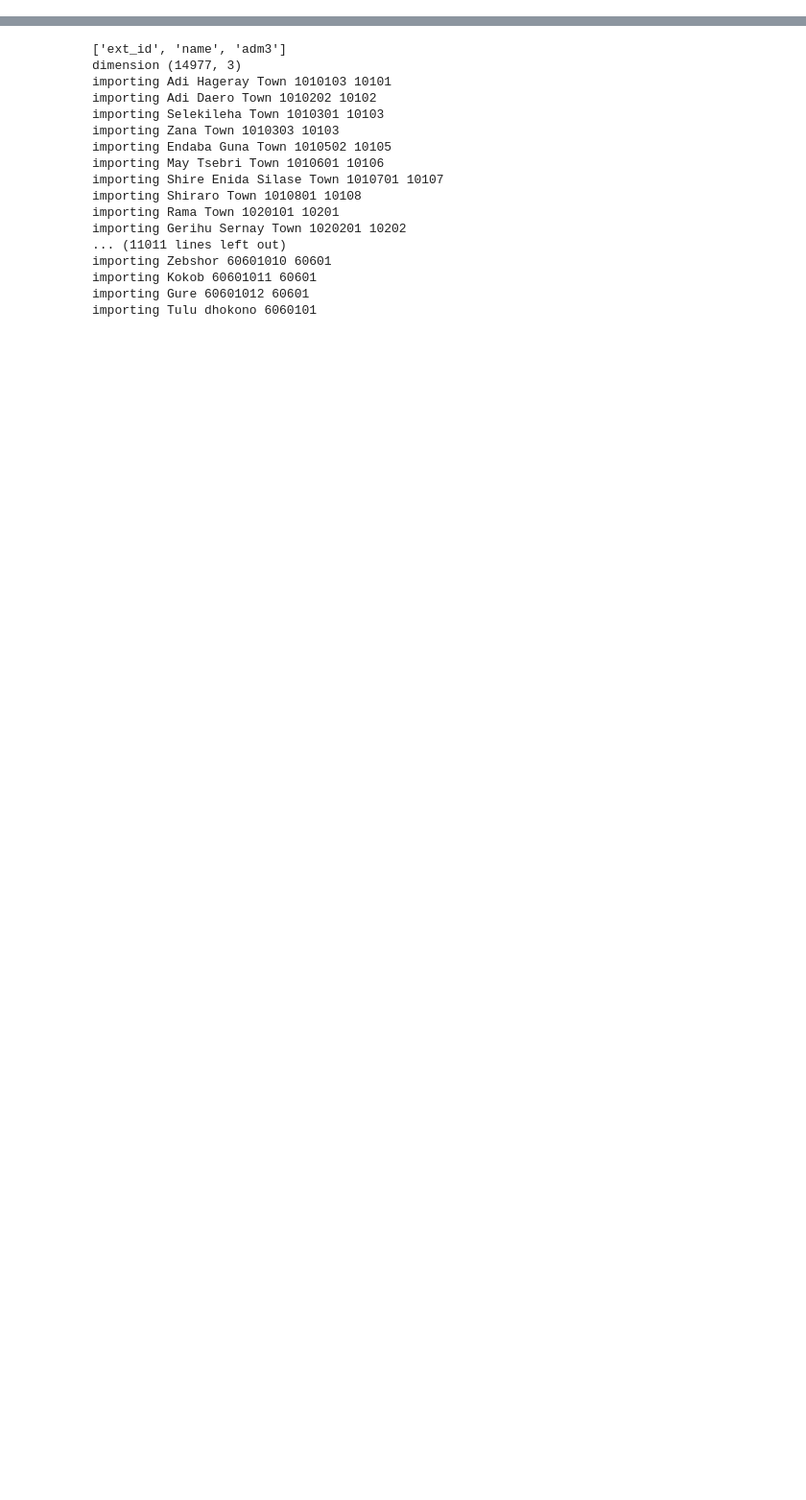
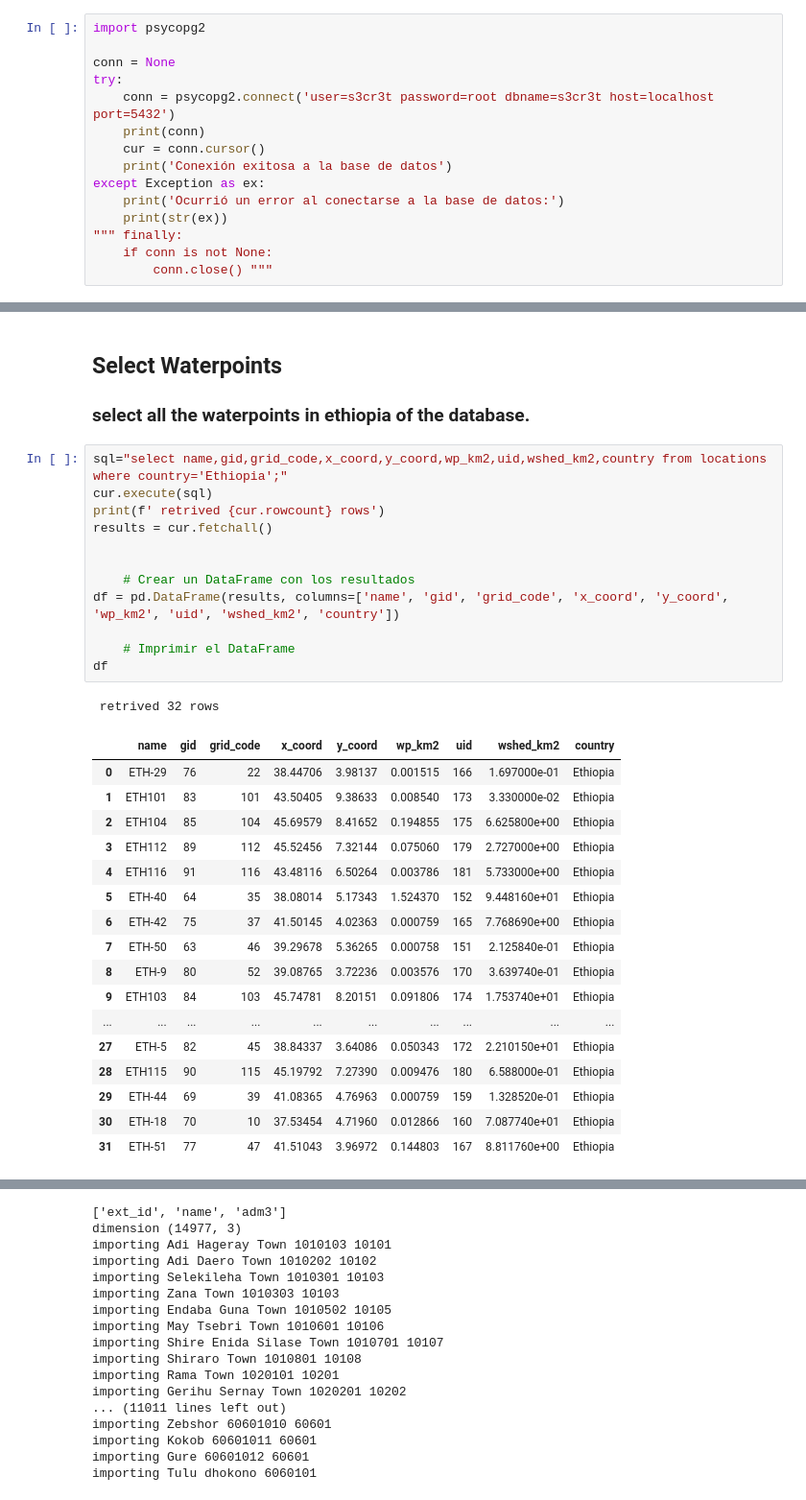
Before and after one commit to CIAT-DAPA/lswms_etl, a Jupyter notebook: src/imports/import_admin_levels.ipynb, the cells around one changed output, grey strips where cells are left out. Shown: that part at 96% size. Drawn from its saved outputs; the diff is of its cells as text; blank space fills up the shorter version.

Commit message:
EWP-9 Added SHP import files, database configuration and a dataframe creation file to import administrative levels

```diff
--- a/src/imports/import_admin_levels.ipynb
+++ b/src/imports/import_admin_levels.ipynb
@@ -49,0 +22,15 @@ MongoClient(host=['localhost:27017'], document_class=dict, tz_aware=False, conne
+# %%
+import psycopg2
+
+conn = None
+try:
+    conn = psycopg2.connect('user=s3cr3t password=root dbname=s3cr3t host=localhost port=5432')
+    print(conn)
+    cur = conn.cursor()
+    print('Conexión exitosa a la base de datos')
+except Exception as ex:
+    print('Ocurrió un error al conectarse a la base de datos:')
+    print(str(ex))
+""" finally:
+    if conn is not None:
+        conn.close() """
@@ -49,0 +41,34 @@ MongoClient(host=['localhost:27017'], document_class=dict, tz_aware=False, conne
+# %% [markdown]
+## Select Waterpoints
+### select all the waterpoints in ethiopia of the database.
+# %%
+sql="select name,gid,grid_code,x_coord,y_coord,wp_km2,uid,wshed_km2,country from locations where country='Ethiopia';"
+cur.execute(sql)
+print(f' retrived {cur.rowcount} rows')
+results = cur.fetchall()
+
+
+    # Crear un DataFrame con los resultados
+df = pd.DataFrame(results, columns=['name', 'gid', 'grid_code', 'x_coord', 'y_coord', 'wp_km2', 'uid', 'wshed_km2', 'country'])
+
+    # Imprimir el DataFrame
+df
+# %% [output]
+ retrived 32 rows
+|  | name | gid | grid_code | x_coord | y_coord | wp_km2 | uid | wshed_km2 | country |
+| 0 | ETH-29 | 76 | 22 | 38.44706 | 3.98137 | 0.001515 | 166 | 1.697000e-01 | Ethiopia |
+| 1 | ETH101 | 83 | 101 | 43.50405 | 9.38633 | 0.008540 | 173 | 3.330000e-02 | Ethiopia |
+| 2 | ETH104 | 85 | 104 | 45.69579 | 8.41652 | 0.194855 | 175 | 6.625800e+00 | Ethiopia |
+| 3 | ETH112 | 89 | 112 | 45.52456 | 7.32144 | 0.075060 | 179 | 2.727000e+00 | Ethiopia |
+| 4 | ETH116 | 91 | 116 | 43.48116 | 6.50264 | 0.003786 | 181 | 5.733000e+00 | Ethiopia |
+| 5 | ETH-40 | 64 | 35 | 38.08014 | 5.17343 | 1.524370 | 152 | 9.448160e+01 | Ethiopia |
+| 6 | ETH-42 | 75 | 37 | 41.50145 | 4.02363 | 0.000759 | 165 | 7.768690e+00 | Ethiopia |
+| 7 | ETH-50 | 63 | 46 | 39.29678 | 5.36265 | 0.000758 | 151 | 2.125840e-01 | Ethiopia |
+| 8 | ETH-9 | 80 | 52 | 39.08765 | 3.72236 | 0.003576 | 170 | 3.639740e-01 | Ethiopia |
+| 9 | ETH103 | 84 | 103 | 45.74781 | 8.20151 | 0.091806 | 174 | 1.753740e+01 | Ethiopia |
+| ... | ... | ... | ... | ... | ... | ... | ... | ... | ... |
+| 27 | ETH-5 | 82 | 45 | 38.84337 | 3.64086 | 0.050343 | 172 | 2.210150e+01 | Ethiopia |
+| 28 | ETH115 | 90 | 115 | 45.19792 | 7.27390 | 0.009476 | 180 | 6.588000e-01 | Ethiopia |
+| 29 | ETH-44 | 69 | 39 | 41.08365 | 4.76963 | 0.000759 | 159 | 1.328520e-01 | Ethiopia |
+| 30 | ETH-18 | 70 | 10 | 37.53454 | 4.71960 | 0.012866 | 160 | 7.087740e+01 | Ethiopia |
+| 31 | ETH-51 | 77 | 47 | 41.51043 | 3.96972 | 0.144803 | 167 | 8.811760e+00 | Ethiopia |
```
Also changed, not shown: parts of 24 cells of this notebook, 7 other files.
